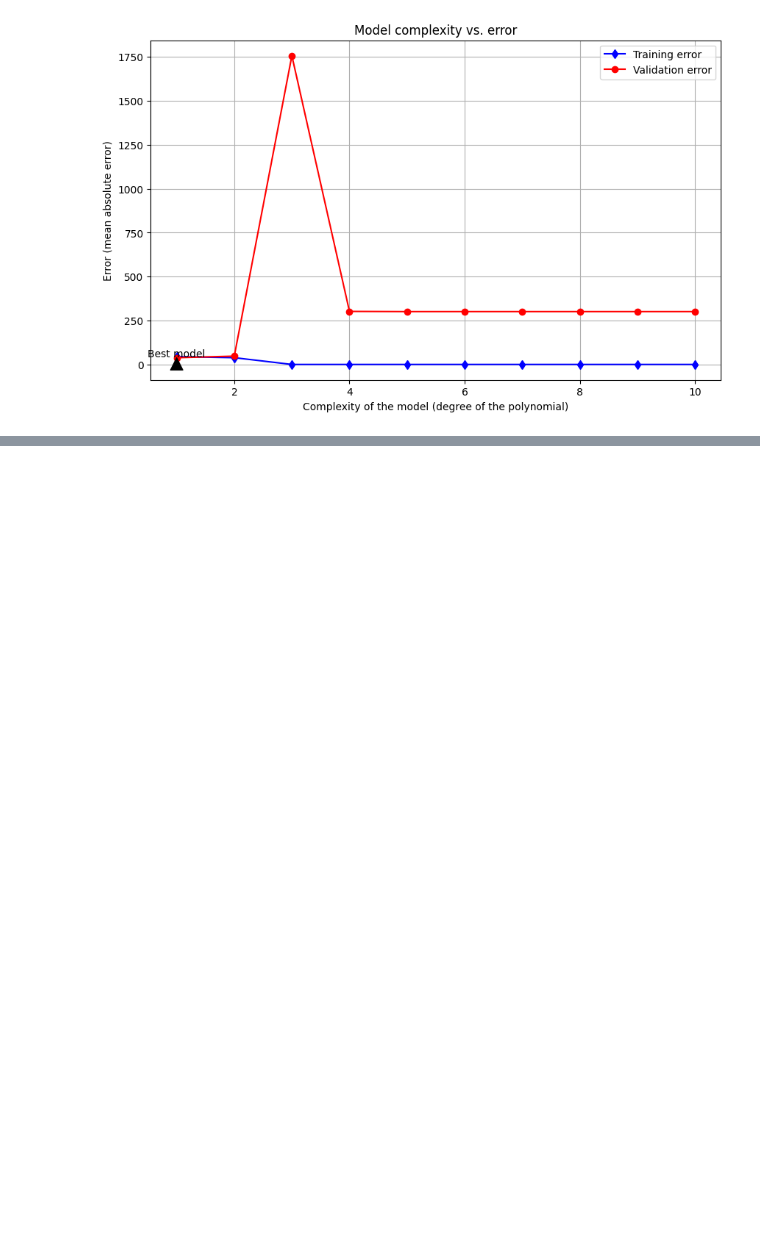
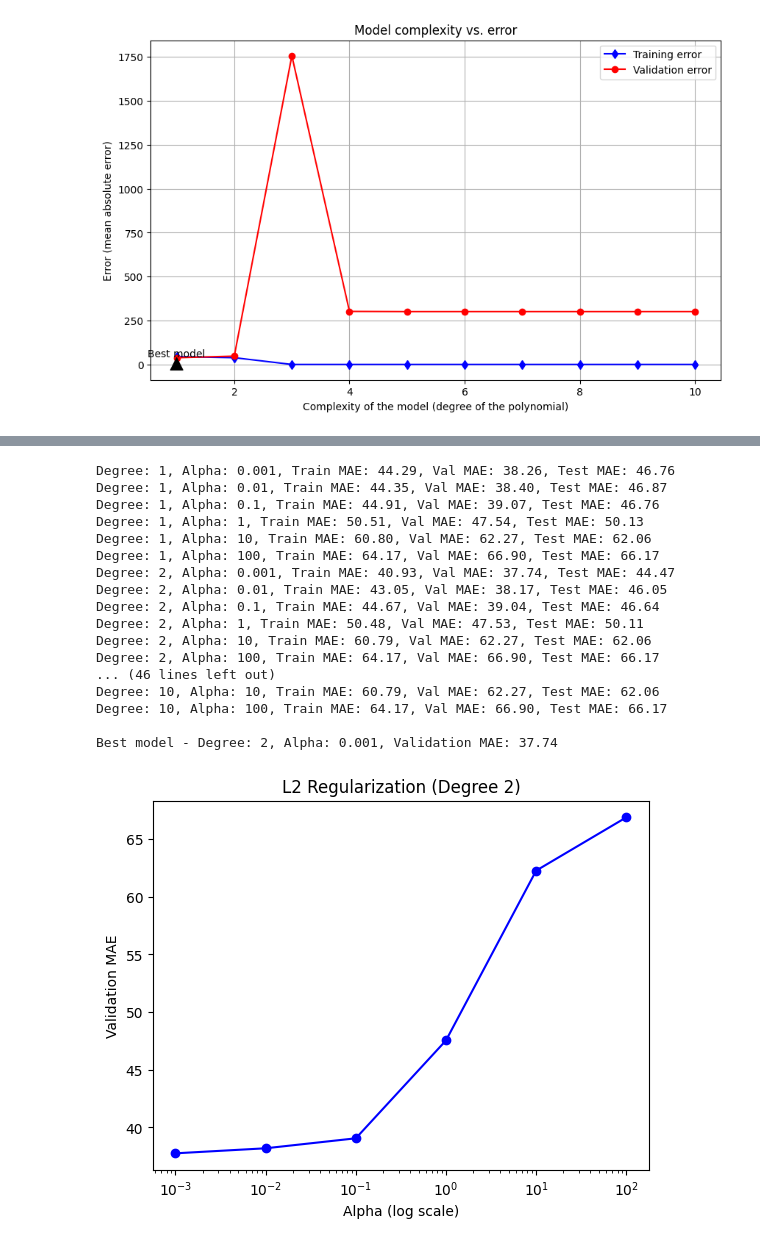
Before and after one commit to albertbolanoss/supervised-machine-learning, a Jupyter notebook: notebooks/models/lineal_regresion/choose_best_model.ipynb, the cells around one changed output, grey strips where cells are left out. Saved outputs shown, nothing was run; the diff lists cells and outputs as text; code cells hidden in the pictures; blank space fills up the shorter version.

```diff
--- a/notebooks/models/lineal_regresion/choose_best_model.ipynb
+++ b/notebooks/models/lineal_regresion/choose_best_model.ipynb
@@ -169,0 +389,69 @@ plt.show()
+# %%
+#  Usin Ridge regression to evaluate polynomial models with different degrees and regularization strengths
+
+import matplotlib.pyplot as plt
+from sklearn.datasets import load_diabetes
+from sklearn.model_selection import train_test_split
+
+# Load and split dataset
+X, y = load_diabetes(return_X_y=True)
+X_train, X_temp, y_train, y_temp = train_test_split(X, y, test_size=0.4, random_state=42)
+X_val, X_test, y_val, y_test = train_test_split(X_temp, y_temp, test_size=0.5, random_state=42)
+
+# Ranges of degrees to test
+degrees = range(1, 11)
+alphas = [0.001, 0.01, 0.1, 1, 10, 100]  # Diferentes valores de alpha para probar
+
+# Evaluar para cada grado y alpha
+best_degree = None
+best_alpha = None
+best_mae_val = float('inf')
+
+for d in degrees:
+    for alpha in alphas:
+        mae_train, mae_val, mae_test = evaluate_polynomial_model_with_ridge(
+            X_train, y_train, X_val, y_val, X_test, y_test, d, alpha)
+
+        print(f"Degree: {d}, Alpha: {alpha}, Train MAE: {mae_train:.2f}, Val MAE: {mae_val:.2f}, Test MAE: {mae_test:.2f}")
+
+        if mae_val < best_mae_val:
+            best_mae_val = mae_val
+            best_degree = d
+            best_alpha = alpha
+
+print(f"\nBest model - Degree: {best_degree}, Alpha: {best_alpha}, Validation MAE: {best_mae_val:.2f}")
+
+# Opcional: Visualización para un degree fijo
+fixed_degree = 2
+mae_values = []
+
+for alpha in alphas:
+    mae_train, mae_val, _ = evaluate_polynomial_model_with_ridge(
+        X_train, y_train, X_val, y_val, X_test, y_test, fixed_degree, alpha)
+    mae_values.append(mae_val)
+
+plt.plot(alphas, mae_values, 'bo-')
+plt.xscale('log')
+plt.xlabel('Alpha (log scale)')
+plt.ylabel('Validation MAE')
+plt.title(f'L2 Regularization (Degree {fixed_degree})')
+plt.show()
+# %% [output]
+Degree: 1, Alpha: 0.001, Train MAE: 44.29, Val MAE: 38.26, Test MAE: 46.76
+Degree: 1, Alpha: 0.01, Train MAE: 44.35, Val MAE: 38.40, Test MAE: 46.87
+Degree: 1, Alpha: 0.1, Train MAE: 44.91, Val MAE: 39.07, Test MAE: 46.76
+Degree: 1, Alpha: 1, Train MAE: 50.51, Val MAE: 47.54, Test MAE: 50.13
+Degree: 1, Alpha: 10, Train MAE: 60.80, Val MAE: 62.27, Test MAE: 62.06
+Degree: 1, Alpha: 100, Train MAE: 64.17, Val MAE: 66.90, Test MAE: 66.17
+Degree: 2, Alpha: 0.001, Train MAE: 40.93, Val MAE: 37.74, Test MAE: 44.47
+Degree: 2, Alpha: 0.01, Train MAE: 43.05, Val MAE: 38.17, Test MAE: 46.05
+Degree: 2, Alpha: 0.1, Train MAE: 44.67, Val MAE: 39.04, Test MAE: 46.64
+Degree: 2, Alpha: 1, Train MAE: 50.48, Val MAE: 47.53, Test MAE: 50.11
+Degree: 2, Alpha: 10, Train MAE: 60.79, Val MAE: 62.27, Test MAE: 62.06
+Degree: 2, Alpha: 100, Train MAE: 64.17, Val MAE: 66.90, Test MAE: 66.17
+... (46 lines left out)
+Degree: 10, Alpha: 10, Train MAE: 60.79, Val MAE: 62.27, Test MAE: 62.06
+Degree: 10, Alpha: 100, Train MAE: 64.17, Val MAE: 66.90, Test MAE: 66.17
+
+Best model - Degree: 2, Alpha: 0.001, Validation MAE: 37.74
+[figure, added]
```
Also changed, not shown: parts of 9 cells of this notebook.
